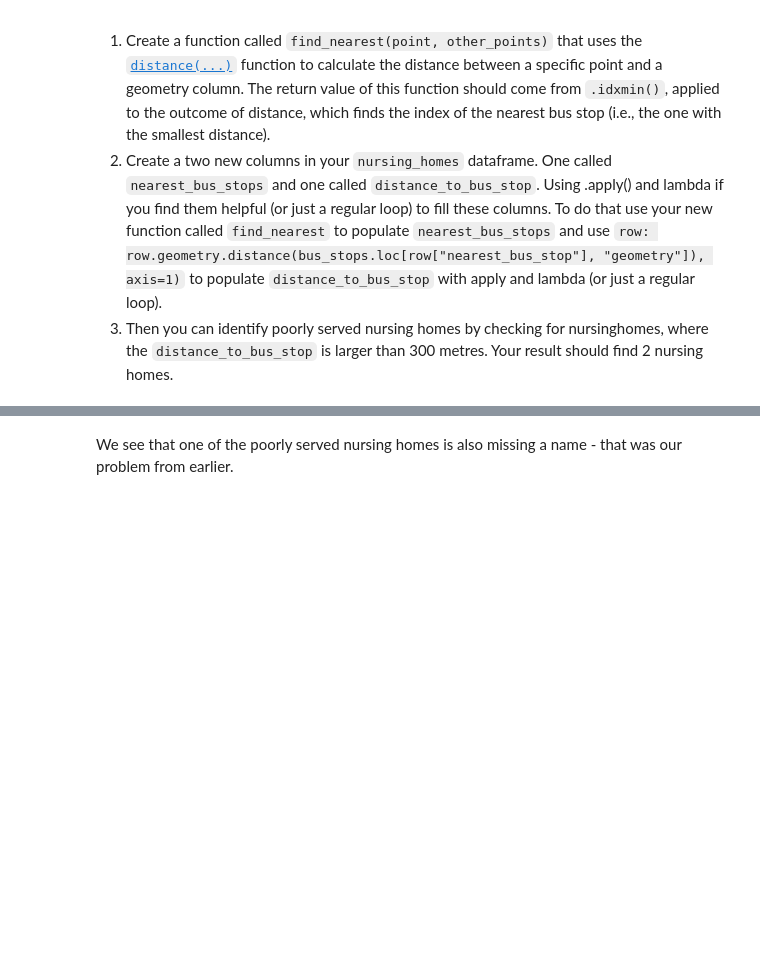
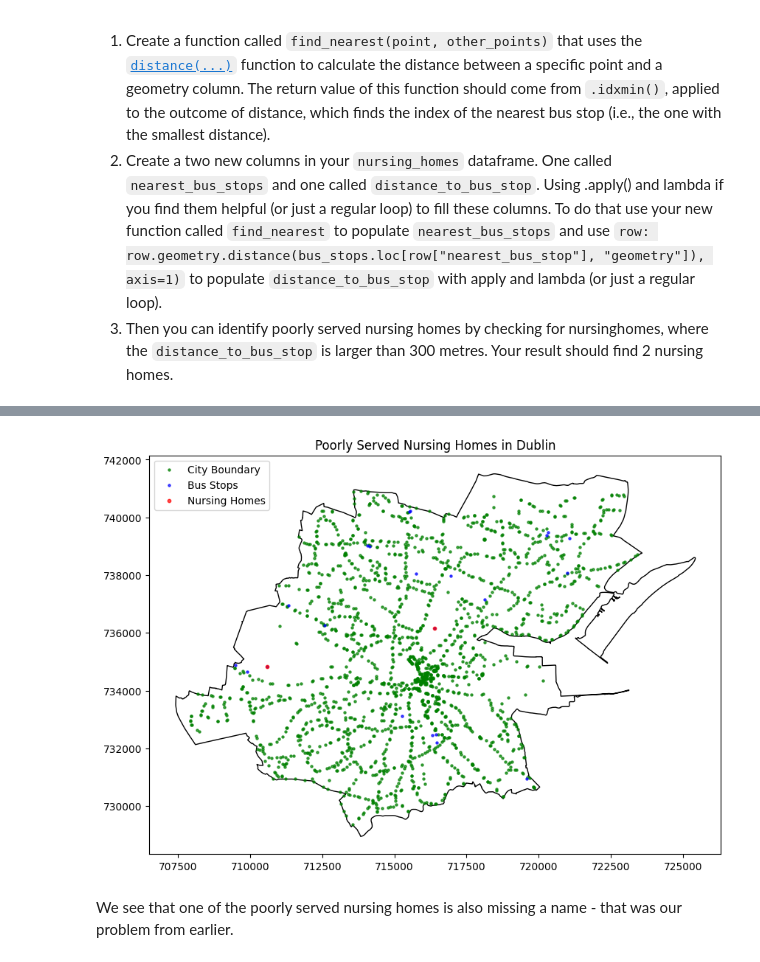
Before and after one commit to Dubemsky/chatbot, a Jupyter notebook: 2025_5_NursingHomeBusStops.ipynb, the cells around one changed output, grey strips where cells are left out. Cells and saved outputs as stored; diff of their text form; code cells hidden in the pictures; blank space fills up the shorter version.

```diff
--- a/2025_5_NursingHomeBusStops.ipynb
+++ b/2025_5_NursingHomeBusStops.ipynb
@@ -72,7 +104,7 @@ nursing_homes.shape
 # load Electoral Divisions from GeoJSON**
 
 print("Loading Electoral Divisions from GeoJSON...")
-original_districts = gpd.read_file("electoral-divisions-dublin.geojson")
+original_districts = gpd.read_file("/electoral-divisions-dublin.geojson")
 
 # Ensure CRS is correct (transform to EPSG:2157 for Dublin)
 original_districts = original_districts.to_crs(epsg=2157)
@@ -311,0 +491,25 @@ A nursing home is considered **poorly served** if the nearest bus stop is **more
+# %%
+def find_nearest(point, other_points):
+    distances = other_points.distance(point)
+    nearest_index = distances.idxmin()
+    return nearest_index
+
+nursing_homes = nursing_homes.to_crs(epsg=2157)
+bus_stops = bus_stops.to_crs(epsg=2157)
+
+# Apply function to get nearest bus stop index
+nursing_homes["nearest_bus_stop"] = nursing_homes.geometry.apply(
+    lambda geom: find_nearest(geom, bus_stops.geometry)
+)
+
+# Calculate distances using stored index
+nursing_homes["distance_to_bus_stop"] = nursing_homes.apply(
+    lambda row: row.geometry.distance(bus_stops.loc[row["nearest_bus_stop"], "geometry"]),
+    axis=1
+)
+
+# Identify poorly served nursing homes (distance > 300 meters)
+poorly_served_nursing_homes = nursing_homes[nursing_homes["distance_to_bus_stop"] > 300]
+
+print("Poorly served nursing homes:")
+print(poorly_served_nursing_homes)
@@ -315,6 +537,18 @@ A nursing home is considered **poorly served** if the nearest bus stop is **more
 Plot your poorly served nursing homes. Try to recreate something that looks similar to the following image:
 
 ![poorly_served.png](embedded-picture-1)
+# %%
+fig, ax = plt.subplots(figsize=(10, 10))
+city.plot(ax=ax, color='white', edgecolor='black')
+bus_stops.plot(ax=ax, color='green', markersize=5, alpha=0.7)
+nursing_homes.plot(ax=ax, color='blue', markersize=5, alpha=0.7)
+poorly_served_nursing_homes.plot(ax=ax, color='red', markersize=10, alpha=0.7)
+
+plt.title("Poorly Served Nursing Homes in Dublin")
+plt.legend(['City Boundary', 'Bus Stops', 'Nursing Homes', 'Poorly Served Nursing Homes'])
+plt.show()
+# %% [output]
+[figure, added]
 # %% [markdown]
 We see that one of the poorly served nursing homes is also missing a name - that was our problem from earlier.
 # %% [markdown]
```
Also changed, not shown: parts of 39 cells of this notebook.
